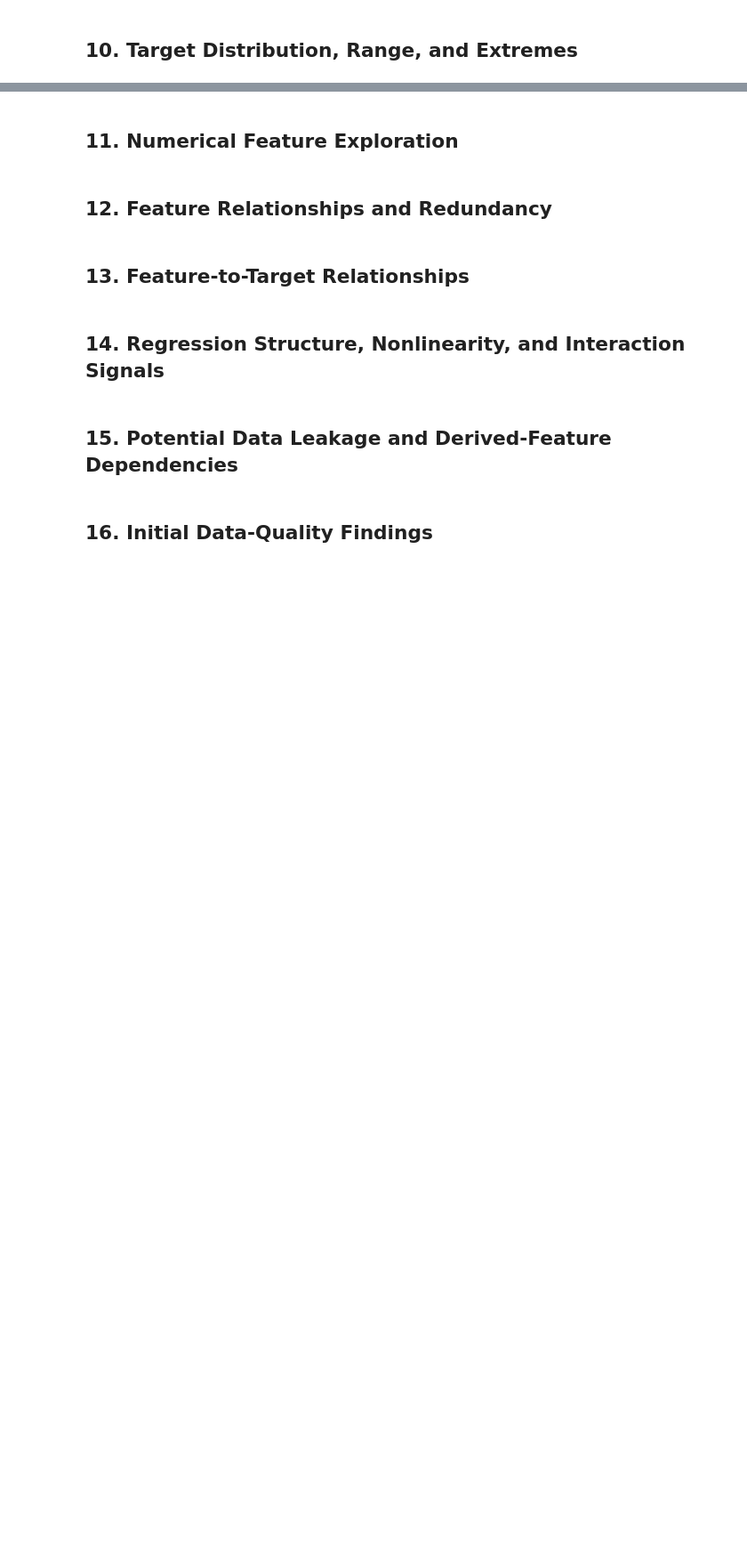
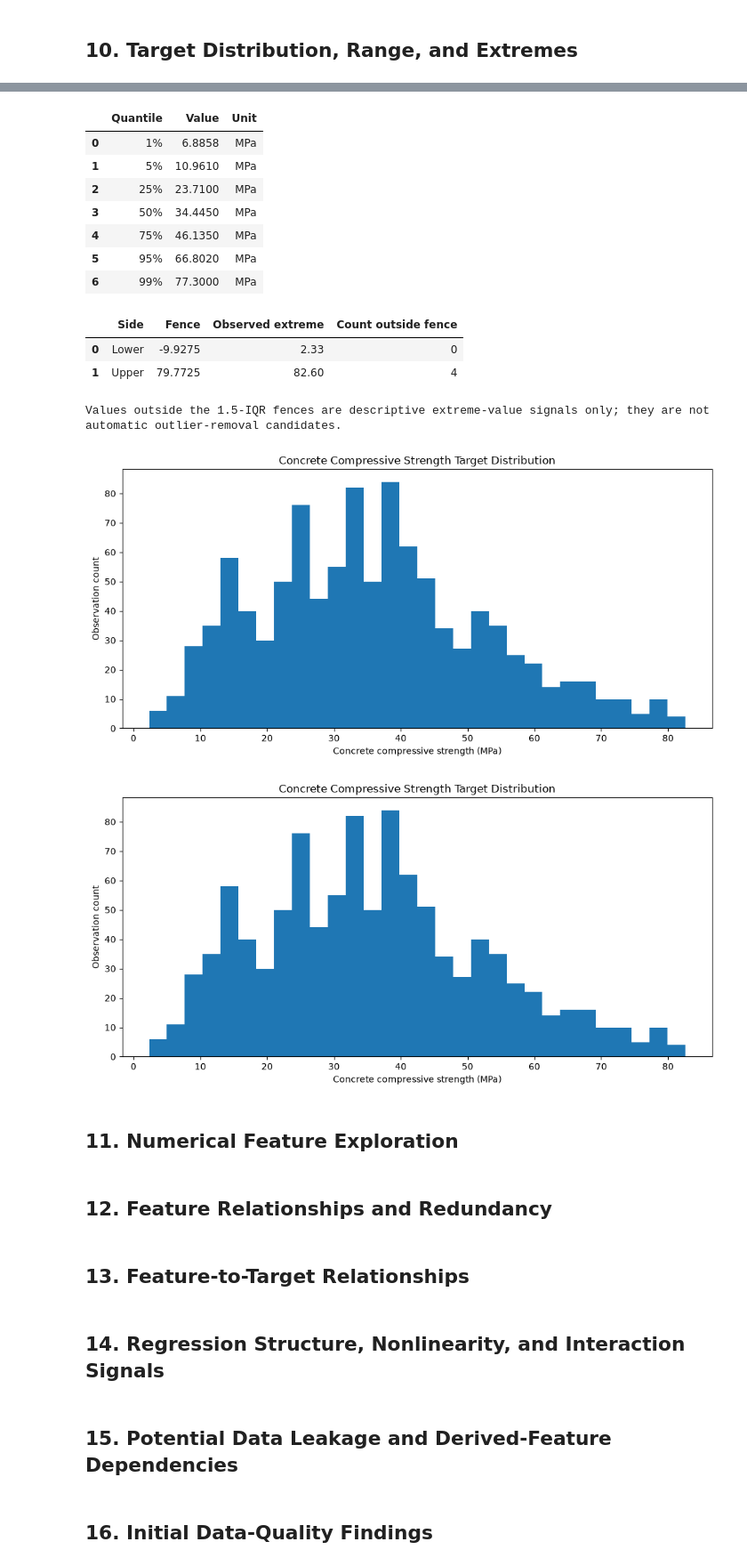
Before and after one commit to FabioAguiar/dataset-study-concrete-compressives-strength, a Jupyter notebook: notebooks/01_data_understanding_and_exploration.ipynb, the cells around one changed output, grey strips where cells are left out. Shown at 89% size. Cells and saved outputs as stored; diff of their text form; code cells hidden in the pictures; blank space fills up the shorter version.

Commit message:
feat(exploration): analyze continuous target distribution range and extremes

```diff
--- a/notebooks/01_data_understanding_and_exploration.ipynb
+++ b/notebooks/01_data_understanding_and_exploration.ipynb
@@ -379,3 +379,40 @@ Some identical feature profiles map to different compressive-strength values. Tr
 | 0 | 4 | 4 | <NA> | np.float64(55.9), np.float64(22.9) | 2 | Target disagreement | ... |
 # %% [markdown]
 ## 10. Target Distribution, Range, and Extremes
+# %%
+from scripts.export_figures import export_figure
+from scripts.analyze_target import (
+    analyze_continuous_target_distribution,
+    plot_continuous_target_distribution,
+)
+
+
+target_distribution_report = analyze_continuous_target_distribution(
+    df,
+    target=target_contract.target,
+    unit=TARGET_UNIT,
+)
+
+# Revalidate the continuous target before interpreting its distribution.
+target_distribution_report.raise_if_invalid()
+
+display(target_distribution_report.summary_frame())
+display(target_distribution_report.quantiles_frame())
+display(target_distribution_report.extremes_frame())
+
+print(
+    "Values outside the 1.5-IQR fences are descriptive extreme-value "
+    "signals only; they are not automatic outlier-removal candidates."
+)
+
+target_distribution_figure = plot_continuous_target_distribution(
+    target_distribution_report,
+    title="Concrete Compressive Strength Target Distribution",
+    bins=30,
+)
+export_figure(
+    target_distribution_figure,
+    PROJECT.root / "docs/images/target_distribution.png",
+)
+target_distribution_figure
+# %% [output]
@@ -382,3 +433,17 @@ Some identical feature profiles map to different compressive-strength values. Tr
+|  | Quantile | Value | Unit |
+| 0 | 1% | 6.8858 | MPa |
+| 1 | 5% | 10.9610 | MPa |
+| 2 | 25% | 23.7100 | MPa |
+| 3 | 50% | 34.4450 | MPa |
+| 4 | 75% | 46.1350 | MPa |
+| 5 | 95% | 66.8020 | MPa |
+| 6 | 99% | 77.3000 | MPa |
+|  | Side | Fence | Observed extreme | Count outside fence |
+| 0 | Lower | -9.9275 | 2.33 | 0 |
+| 1 | Upper | 79.7725 | 82.60 | 4 |
+Values outside the 1.5-IQR fences are descriptive extreme-value signals only; they are not automatic outlier-removal candidates.
+[figure, added]
+[figure, added]
 # %% [markdown]
 ## 11. Numerical Feature Exploration
 # %% [markdown]
```
Also changed, not shown: parts of 1 cell of this notebook, 3 other files.
